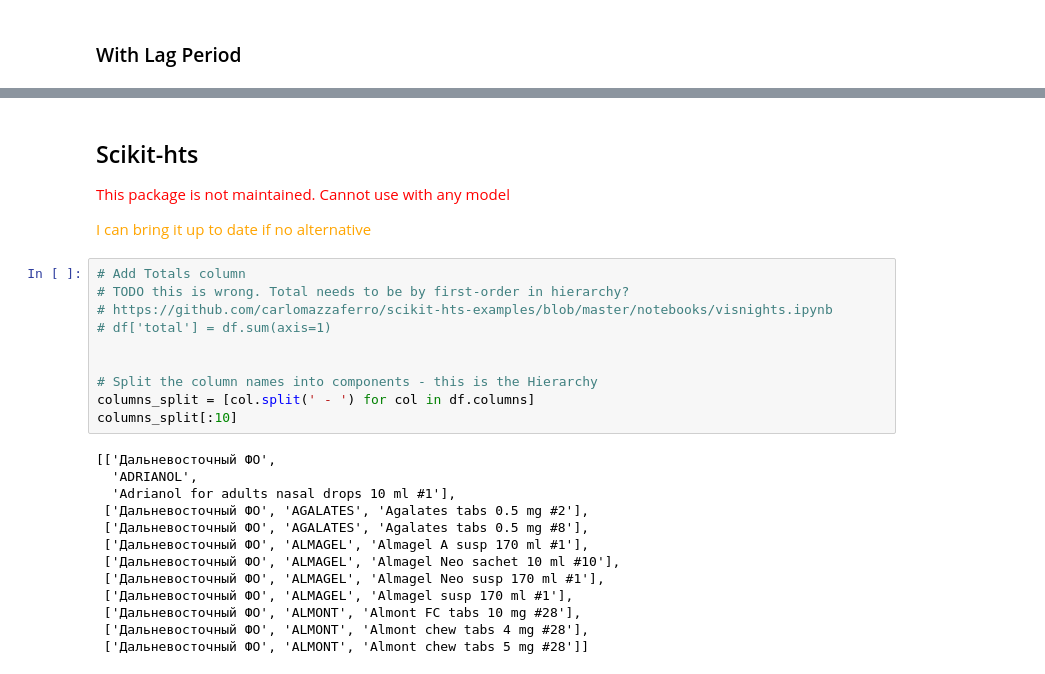
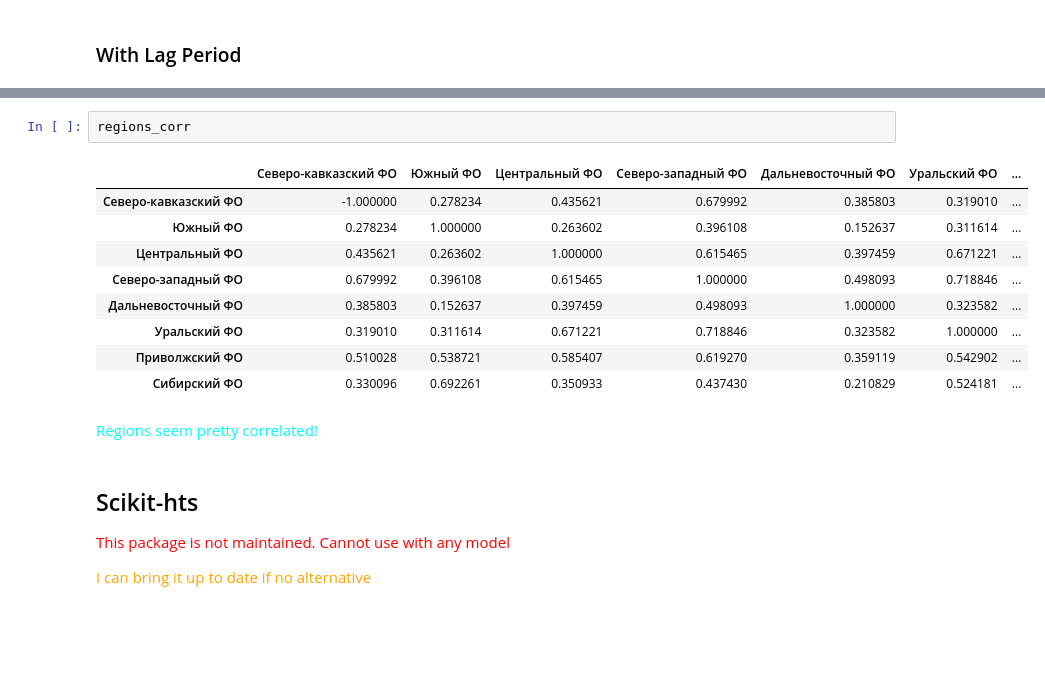
Before and after one commit to ariellubonja/hierarchical-time-series, a Jupyter notebook: eda.ipynb, the cells around one changed output, grey strips where cells are left out. Cells and saved outputs as stored; diff of their text form; blank space fills up the shorter version.

```diff
--- a/eda.ipynb
+++ b/eda.ipynb
@@ -270,29 +374,20 @@ for col1 in df.columns:
+# %%
+regions_corr
+# %% [output]
+|  | Северо-кавказский ФО | Южный ФО | Центральный ФО | Северо-западный ФО | Дальневосточный ФО | Уральский ФО | ... |
+| Северо-кавказский ФО | -1.000000 | 0.278234 | 0.435621 | 0.679992 | 0.385803 | 0.319010 | ... |
+| Южный ФО | 0.278234 | 1.000000 | 0.263602 | 0.396108 | 0.152637 | 0.311614 | ... |
+| Центральный ФО | 0.435621 | 0.263602 | 1.000000 | 0.615465 | 0.397459 | 0.671221 | ... |
+| Северо-западный ФО | 0.679992 | 0.396108 | 0.615465 | 1.000000 | 0.498093 | 0.718846 | ... |
+| Дальневосточный ФО | 0.385803 | 0.152637 | 0.397459 | 0.498093 | 1.000000 | 0.323582 | ... |
+| Уральский ФО | 0.319010 | 0.311614 | 0.671221 | 0.718846 | 0.323582 | 1.000000 | ... |
+| Приволжский ФО | 0.510028 | 0.538721 | 0.585407 | 0.619270 | 0.359119 | 0.542902 | ... |
+| Сибирский ФО | 0.330096 | 0.692261 | 0.350933 | 0.437430 | 0.210829 | 0.524181 | ... |
+# %% [markdown]
+<font color='cyan'>Regions seem pretty correlated!</font>
 # %% [markdown]
 ## Scikit-hts
 
 <font color="red">This package is not maintained. Cannot use with any model</font>
 
 <font color="orange">I can bring it up to date if no alternative</font>
-# %%
-# Add Totals column
-# TODO this is wrong. Total needs to be by first-order in hierarchy?
-# https://github.com/carlomazzaferro/scikit-hts-examples/blob/master/notebooks/visnights.ipynb
-# df['total'] = df.sum(axis=1)
-
-
-# Split the column names into components - this is the Hierarchy
-columns_split = [col.split(' - ') for col in df.columns]
-columns_split[:10]
-# %% [output]
-[['Дальневосточный ФО',
-  'ADRIANOL',
-  'Adrianol for adults nasal drops 10 ml #1'],
- ['Дальневосточный ФО', 'AGALATES', 'Agalates tabs 0.5 mg #2'],
- ['Дальневосточный ФО', 'AGALATES', 'Agalates tabs 0.5 mg #8'],
- ['Дальневосточный ФО', 'ALMAGEL', 'Almagel A susp 170 ml #1'],
- ['Дальневосточный ФО', 'ALMAGEL', 'Almagel Neo sachet 10 ml #10'],
- ['Дальневосточный ФО', 'ALMAGEL', 'Almagel Neo susp 170 ml #1'],
- ['Дальневосточный ФО', 'ALMAGEL', 'Almagel susp 170 ml #1'],
- ['Дальневосточный ФО', 'ALMONT', 'Almont FC tabs 10 mg #28'],
- ['Дальневосточный ФО', 'ALMONT', 'Almont chew tabs 4 mg #28'],
- ['Дальневосточный ФО', 'ALMONT', 'Almont chew tabs 5 mg #28']]
```
Also changed, not shown: parts of 30 cells of this notebook.
